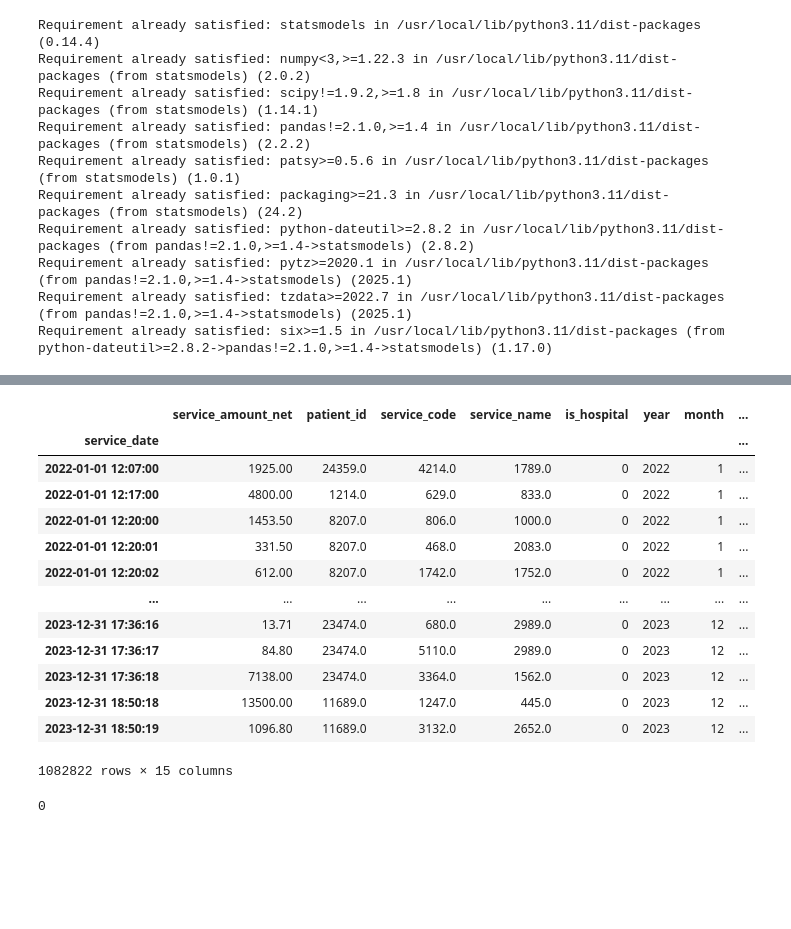
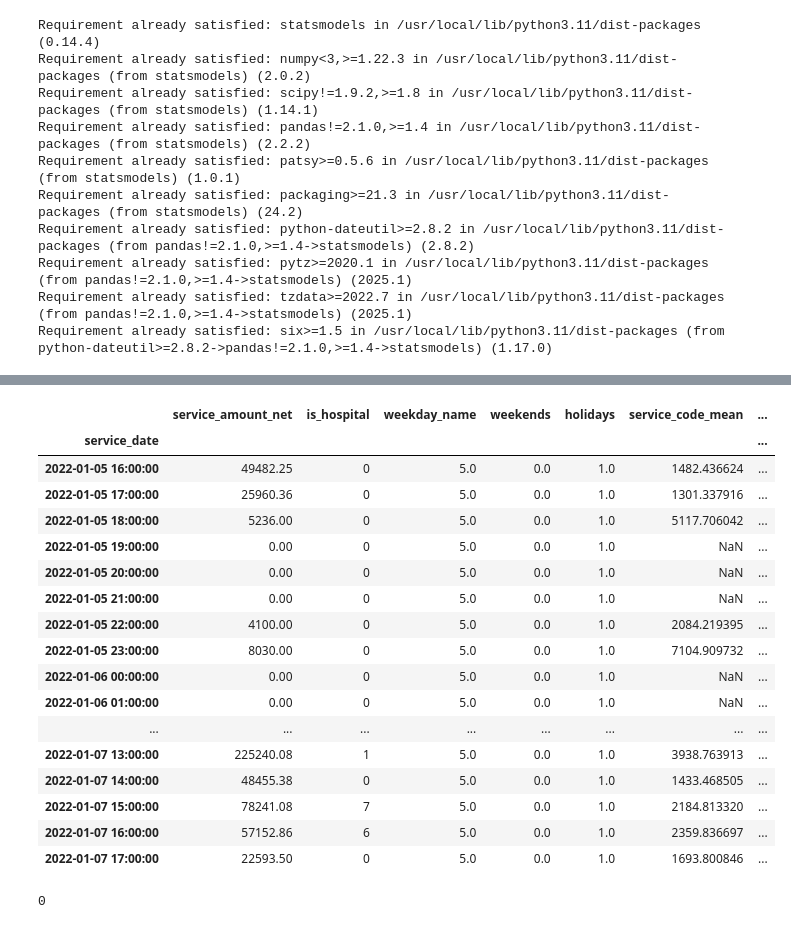
Before and after one commit to CCCXIV314/Sber, a Jupyter notebook: Sber_data_research.ipynb, the cells around one changed output, grey strips where cells are left out. Cells and saved outputs as stored; diff of their text form; code cells hidden in the pictures; blank space fills up the shorter version.

```diff
--- a/Sber_data_research.ipynb
+++ b/Sber_data_research.ipynb
@@ -425,18 +431,25 @@ Requirement already satisfied: six>=1.5 in /usr/local/lib/python3.11/dist-packag
 from statsmodels.tsa.statespace.sarimax import SARIMAX
 # %%
 from sklearn.preprocessing import StandardScaler, OrdinalEncoder
-data_linear = data.drop(columns=['service_document_id', 'account_document_id', 'time', 'date', 'service_code_median', 'service_name_std', 'service_name_mean', 'service_name_median', 'service_code_std'])
+
+data_linear = data.drop(columns=['service_document_id', 'account_document_id', 'time', 'service_code_median', 'service_name_std', 'service_name_mean', 'service_name_median', 'service_code_std'])
+
 round_to_month = data_linear['service_date'].dt.to_period('M') #.dt.to_timestamp()
 data_linear["service_date_month"] = round_to_month.dt.strftime('%Y-%m')
+
 data_linear = data_linear.sort_values(by='service_date')
 #data_linear = data_linear.drop(columns=['service_date'])
+
 oe = OrdinalEncoder()
 data_linear[['patient_id', 'service_code', 'service_name', 'weekday_name']] = oe.fit_transform(data_linear[['patient_id', 'service_code', 'service_name', 'weekday_name']])
+
 data_linear = data_linear.set_index('service_date') # service_date_month
 data_linear['delta_seconds'] = data_linear['delta_time'].dt.total_seconds()
 data_linear = data_linear.drop(columns=['delta_time'])
+
+data_linear.index = data_linear.index.floor('H')
 data_linear.head()
-
+data_linear.info()
 # X = data_linear.drop(columns='service_amount_net')
 # y = data_linear['service_amount_net']
 
@@ -457,34 +552,40 @@ data_linear.head()
+# %%
+aggregated_data[100:150]
+# %% [output]
+|  | service_amount_net | is_hospital | weekday_name | weekends | holidays | service_code_mean | ... |
+| service_date |  |  |  |  |  |  | ... |
+| 2022-01-05 16:00:00 | 49482.25 | 0 | 5.0 | 0.0 | 1.0 | 1482.436624 | ... |
+| 2022-01-05 17:00:00 | 25960.36 | 0 | 5.0 | 0.0 | 1.0 | 1301.337916 | ... |
+| 2022-01-05 18:00:00 | 5236.00 | 0 | 5.0 | 0.0 | 1.0 | 5117.706042 | ... |
+| 2022-01-05 19:00:00 | 0.00 | 0 | 5.0 | 0.0 | 1.0 | NaN | ... |
+| 2022-01-05 20:00:00 | 0.00 | 0 | 5.0 | 0.0 | 1.0 | NaN | ... |
+| 2022-01-05 21:00:00 | 0.00 | 0 | 5.0 | 0.0 | 1.0 | NaN | ... |
+| 2022-01-05 22:00:00 | 4100.00 | 0 | 5.0 | 0.0 | 1.0 | 2084.219395 | ... |
+| 2022-01-05 23:00:00 | 8030.00 | 0 | 5.0 | 0.0 | 1.0 | 7104.909732 | ... |
+| 2022-01-06 00:00:00 | 0.00 | 0 | 5.0 | 0.0 | 1.0 | NaN | ... |
+| 2022-01-06 01:00:00 | 0.00 | 0 | 5.0 | 0.0 | 1.0 | NaN | ... |
+| ... | ... | ... | ... | ... | ... | ... | ... |
+| 2022-01-07 13:00:00 | 225240.08 | 1 | 5.0 | 0.0 | 1.0 | 3938.763913 | ... |
+| 2022-01-07 14:00:00 | 48455.38 | 0 | 5.0 | 0.0 | 1.0 | 1433.468505 | ... |
+| 2022-01-07 15:00:00 | 78241.08 | 7 | 5.0 | 0.0 | 1.0 | 2184.813320 | ... |
+| 2022-01-07 16:00:00 | 57152.86 | 6 | 5.0 | 0.0 | 1.0 | 2359.836697 | ... |
+| 2022-01-07 17:00:00 | 22593.50 | 0 | 5.0 | 0.0 | 1.0 | 1693.800846 | ... |
 # %%
-new_index = data_linear.index.to_series()
+# new_index = data_linear.index.to_series()
 
-# Извлекаем только дату (без времени) для группировки
-dates_only = new_index.dt.date
+# # Извлекаем только дату (без времени) для группировки
+# dates_only = new_index.dt.date
 
-# Находим дубликаты внутри каждой даты
-duplicates = new_index.duplicated(keep='first')
+# # Находим дубликаты внутри каждой даты
+# duplicates = new_index.duplicated(keep='first')
 
-# Группируем по датам и вычисляем кумулятивную сумму дубликатов внутри каждой группы
-cumulative_milliseconds = duplicates.groupby(dates_only).cumsum()
+# # Группируем по датам и вычисляем кумулятивную сумму дубликатов внутри каждой группы
+# cumulative_milliseconds = duplicates.groupby(dates_only).cumsum()
 
-# Добавляем миллисекунды ко всем дубликатам
-new_index += pd.to_timedelta(cumulative_milliseconds * 1, unit='S')
+# # Добавляем миллисекунды ко всем дубликатам
+# new_index += pd.to_timedelta(cumulative_milliseconds * 1, unit='S')
 
-# Обновляем индекс DataFrame
-data_linear.index = pd.DatetimeIndex(new_index)
-data_linear
+# # Обновляем индекс DataFrame
+# data_linear.index = pd.DatetimeIndex(new_index)
+# data_linear
-# %% [output]
-|  | service_amount_net | patient_id | service_code | service_name | is_hospital | year | month | ... |
-| service_date |  |  |  |  |  |  |  | ... |
-| 2022-01-01 12:07:00 | 1925.00 | 24359.0 | 4214.0 | 1789.0 | 0 | 2022 | 1 | ... |
-| 2022-01-01 12:17:00 | 4800.00 | 1214.0 | 629.0 | 833.0 | 0 | 2022 | 1 | ... |
-| 2022-01-01 12:20:00 | 1453.50 | 8207.0 | 806.0 | 1000.0 | 0 | 2022 | 1 | ... |
-| 2022-01-01 12:20:01 | 331.50 | 8207.0 | 468.0 | 2083.0 | 0 | 2022 | 1 | ... |
-| 2022-01-01 12:20:02 | 612.00 | 8207.0 | 1742.0 | 1752.0 | 0 | 2022 | 1 | ... |
-| ... | ... | ... | ... | ... | ... | ... | ... | ... |
-| 2023-12-31 17:36:16 | 13.71 | 23474.0 | 680.0 | 2989.0 | 0 | 2023 | 12 | ... |
-| 2023-12-31 17:36:17 | 84.80 | 23474.0 | 5110.0 | 2989.0 | 0 | 2023 | 12 | ... |
-| 2023-12-31 17:36:18 | 7138.00 | 23474.0 | 3364.0 | 1562.0 | 0 | 2023 | 12 | ... |
-| 2023-12-31 18:50:18 | 13500.00 | 11689.0 | 1247.0 | 445.0 | 0 | 2023 | 12 | ... |
-| 2023-12-31 18:50:19 | 1096.80 | 11689.0 | 3132.0 | 2652.0 | 0 | 2023 | 12 | ... |
-1082822 rows × 15 columns
 # %%
```
Also changed, not shown: parts of 15 cells of this notebook.
